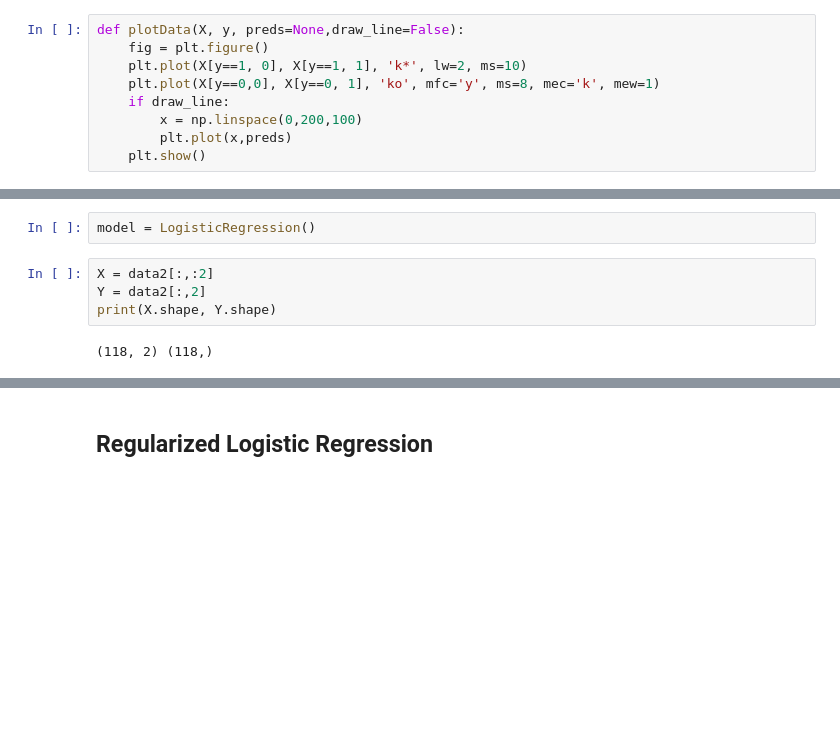
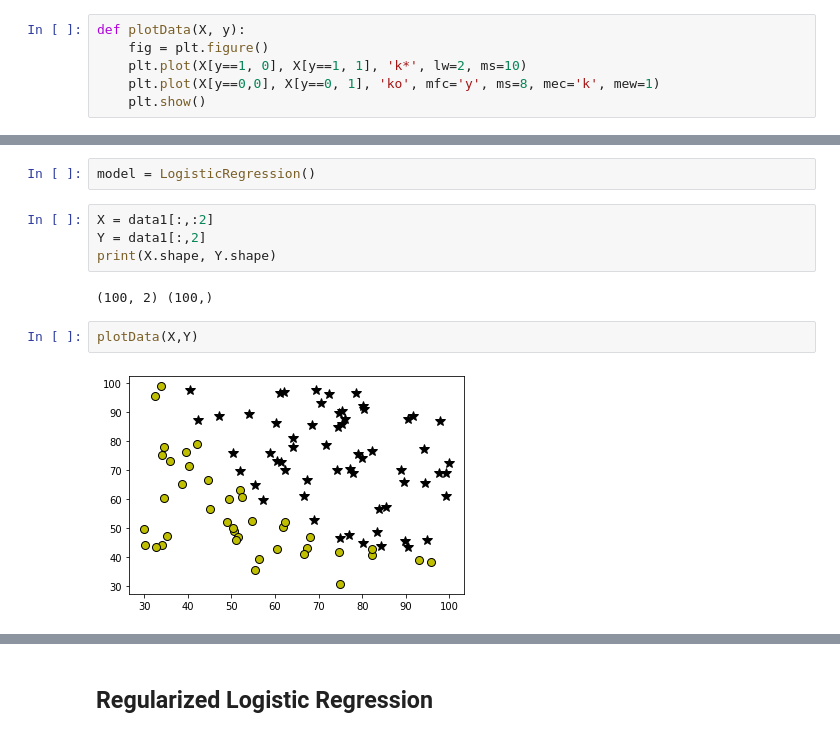
Before and after one commit to SwayamInSync/demystifying_machine_learning, a Jupyter notebook: logistic_regression/notebook.ipynb, the cells around one changed output, grey strips where cells are left out. Drawn from its saved outputs; the diff is of its cells as text; blank space fills up the shorter version.

```diff
--- a/logistic_regression/notebook.ipynb
+++ b/logistic_regression/notebook.ipynb
@@ -7,9 +9,6 @@ import utils
 # %%
-def plotData(X, y, preds=None,draw_line=False):
+def plotData(X, y):
     fig = plt.figure()
     plt.plot(X[y==1, 0], X[y==1, 1], 'k*', lw=2, ms=10)
     plt.plot(X[y==0,0], X[y==0, 1], 'ko', mfc='y', ms=8, mec='k', mew=1)
-    if draw_line:
-        x = np.linspace(0,200,100)
-        plt.plot(x,preds)
     plt.show()
@@ -162,8 +210,12 @@ class LogisticRegression:
 # %%
 model = LogisticRegression()
 # %%
-X = data2[:,:2]
-Y = data2[:,2]
+X = data1[:,:2]
+Y = data1[:,2]
 print(X.shape, Y.shape)
 # %% [output]
-(118, 2) (118,)
+(100, 2) (100,)
+# %%
+plotData(X,Y)
+# %% [output]
+[figure, added]
```
Also changed, not shown: parts of 38 cells of this notebook.
